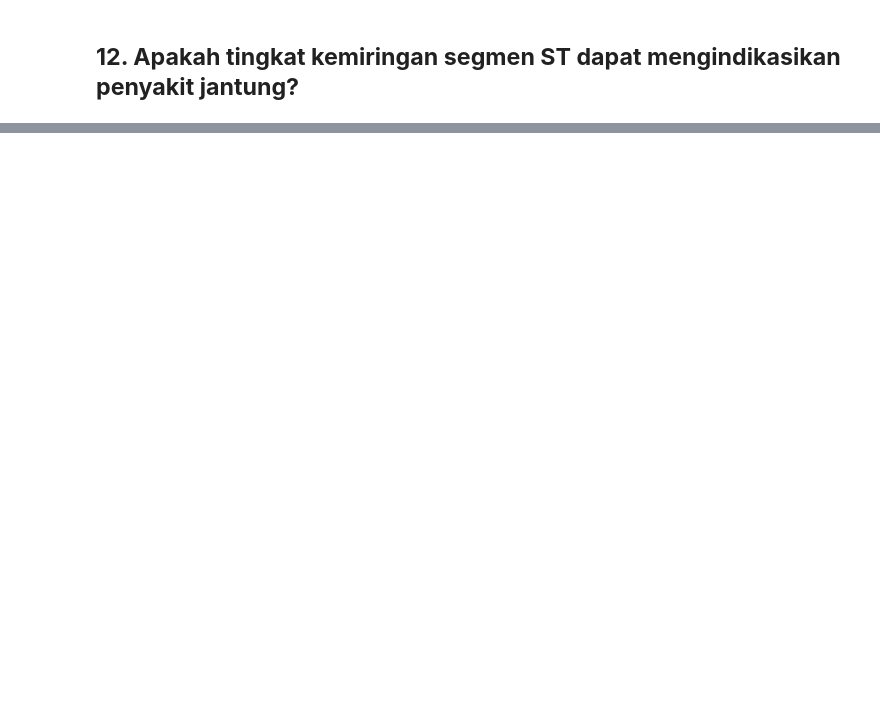
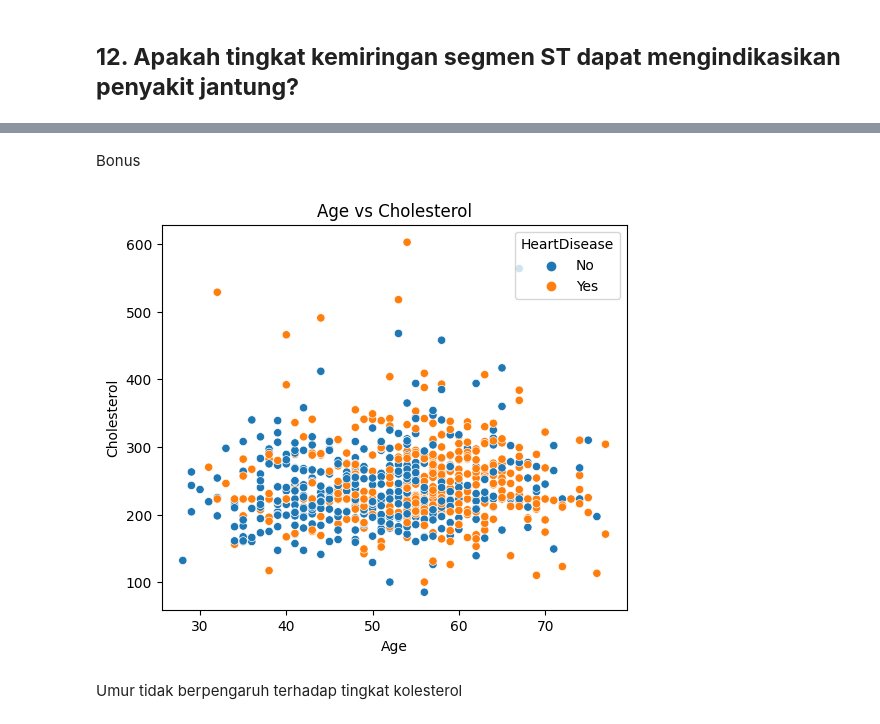
Before and after one commit to NandoAACF/Heart-Disease-Prediction, a Jupyter notebook: Notebook_EDA.ipynb, the cells around one changed output, grey strips where cells are left out. Saved outputs shown, nothing was run; the diff lists cells and outputs as text; code cells hidden in the pictures; blank space fills up the shorter version.

```diff
--- a/Notebook_EDA.ipynb
+++ b/Notebook_EDA.ipynb
@@ -297,0 +330,13 @@ plt.show()
+# %% [markdown]
+Bonus
+# %%
+plt.figure(figsize=(6, 5))
+ax = sns.scatterplot(data=df, x='Age', y='Cholesterol', hue='HeartDisease')
+
+
+plt.title('Age vs Cholesterol')
+plt.show()
+# %% [output]
+[figure, added]
+# %% [markdown]
+Umur tidak berpengaruh terhadap tingkat kolesterol
```
Also changed, not shown: parts of 24 cells of this notebook.
